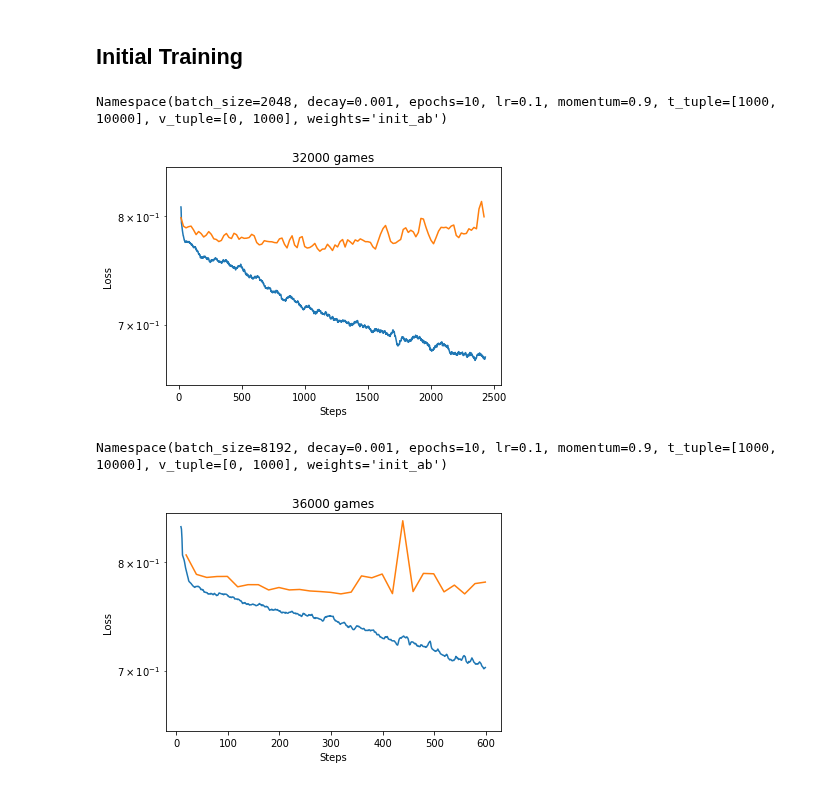
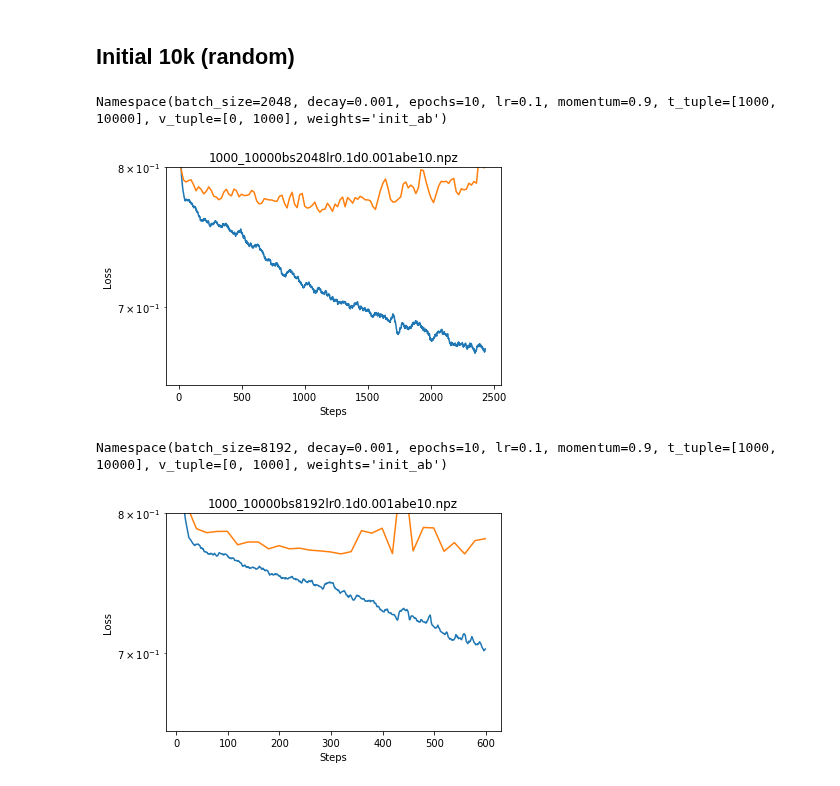
Before and after one commit to fqjin/ultimate-tictactoe, a Jupyter notebook: notebooks/LogsAB.ipynb, the cells around one changed output. Drawn from its saved outputs; the diff is of its cells as text; code cells hidden in the pictures.

```diff
--- a/notebooks/LogsAB.ipynb
+++ b/notebooks/LogsAB.ipynb
@@ -64,20 +36,20 @@ def plot3(name0, title=None, rate=10, cutoff=1.0, v_only=False, smooth=1):
     plt.ylabel('Loss')
     if title: plt.title(title)
 # %% [markdown]
-## Initial Training
+## Initial 10k (random)
 # %%
 name = '1000_10000bs2048lr0.1d0.001abe10.npz'
-plot3(name, '32000 games', rate=20, smooth=40)
-plt.ylim([0.85, 0.65])
+plot3(name, name, rate=20, smooth=40)
+plt.ylim([0.8, 0.65])
 plt.show()
 # %% [output]
 Namespace(batch_size=2048, decay=0.001, epochs=10, lr=0.1, momentum=0.9, t_tuple=[1000, 10000], v_tuple=[0, 1000], weights='init_ab')
-[figure, old version]
+[figure, new version]
 # %%
 name = '1000_10000bs8192lr0.1d0.001abe10.npz'
-plot3(name, '36000 games', rate=20, smooth=20)
-plt.ylim([0.85, 0.65])
+plot3(name, name, rate=20, smooth=20)
+plt.ylim([0.8, 0.65])
 plt.show()
 # %% [output]
 Namespace(batch_size=8192, decay=0.001, epochs=10, lr=0.1, momentum=0.9, t_tuple=[1000, 10000], v_tuple=[0, 1000], weights='init_ab')
-[figure, old version]
+[figure, new version]
```
Also changed, not shown: parts of 4 cells of this notebook, 2 other files.
